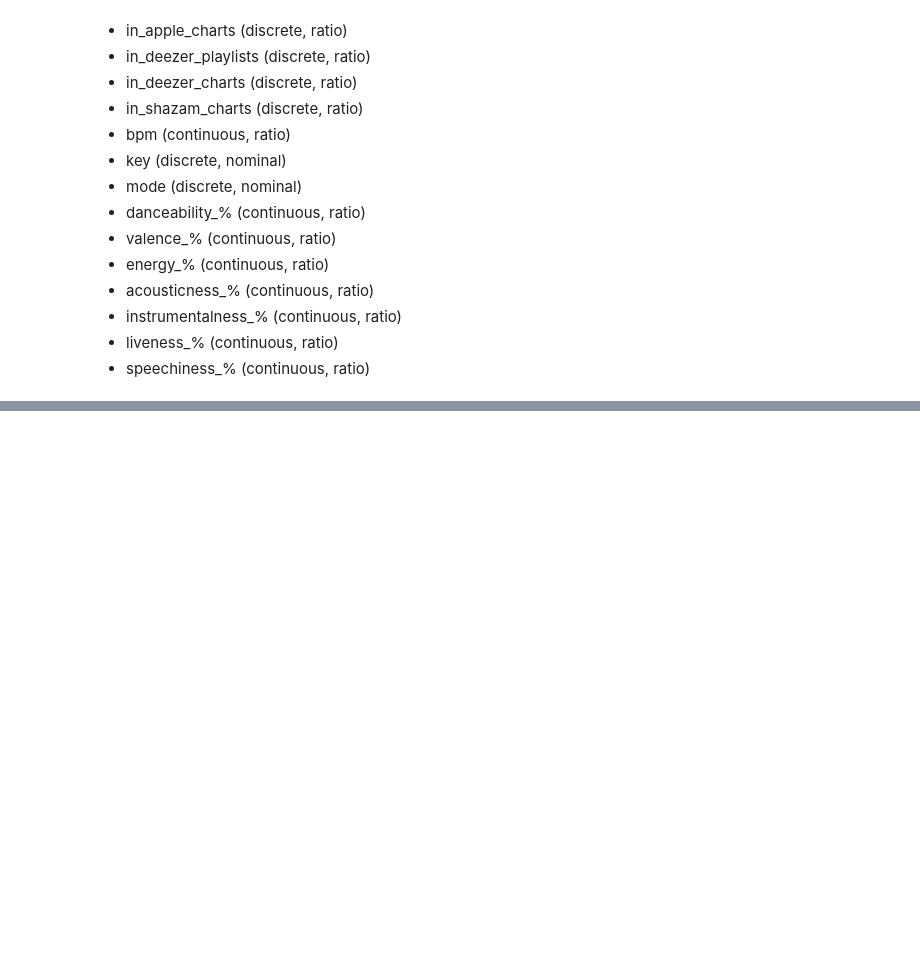
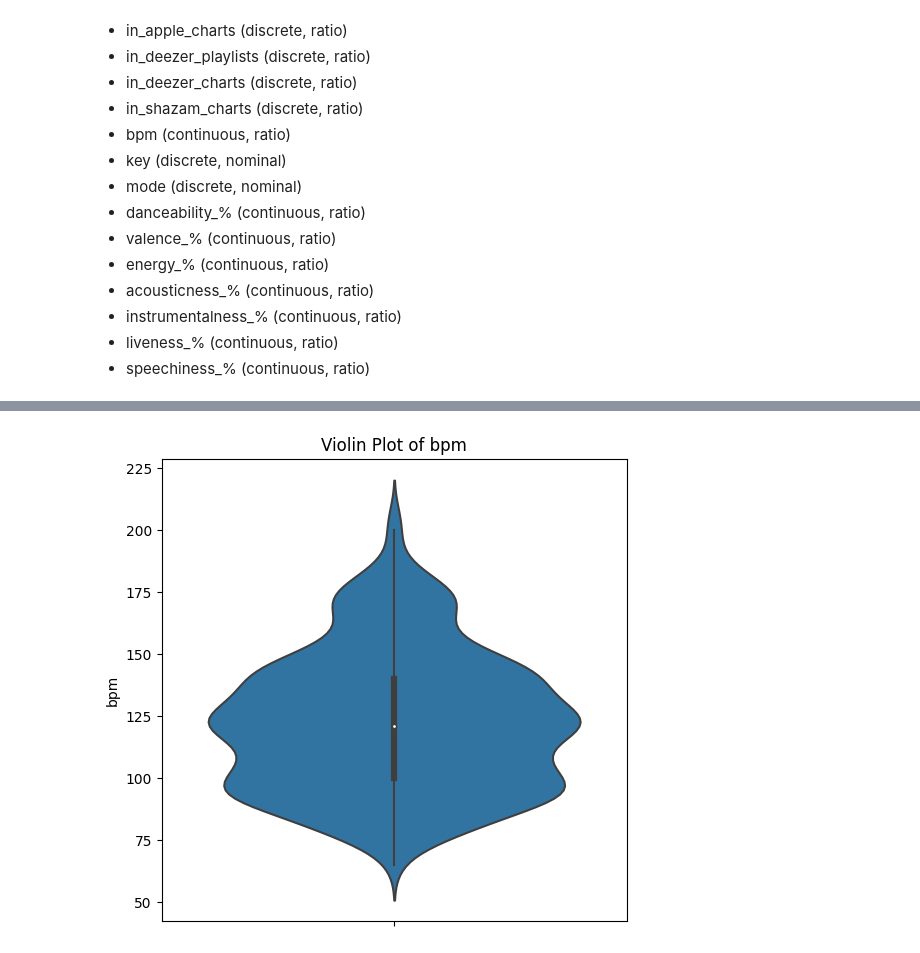
Before and after one commit to AfonsoCunha22/intro_ML_DM, a Jupyter notebook: test.ipynb, the cells around one changed output, grey strips where cells are left out. Cells and saved outputs as stored; diff of their text form; code cells hidden in the pictures; blank space fills up the shorter version.

Commit message:
heatmap and violin, some notes on toolbox

```diff
--- a/test.ipynb
+++ b/test.ipynb
@@ -50,0 +71,9 @@ There is a list of already implemented functions we can use from the ToolBox to
+# %%
+# Violin Plot
+
+plt.figure(figsize=(6, 6))
+sns.violinplot(y="bpm", data=data, orient="v")
+plt.title("Violin Plot of bpm")
+plt.show()
+# %% [output]
+[figure, added]
```
Also changed, not shown: parts of 3 cells of this notebook.
